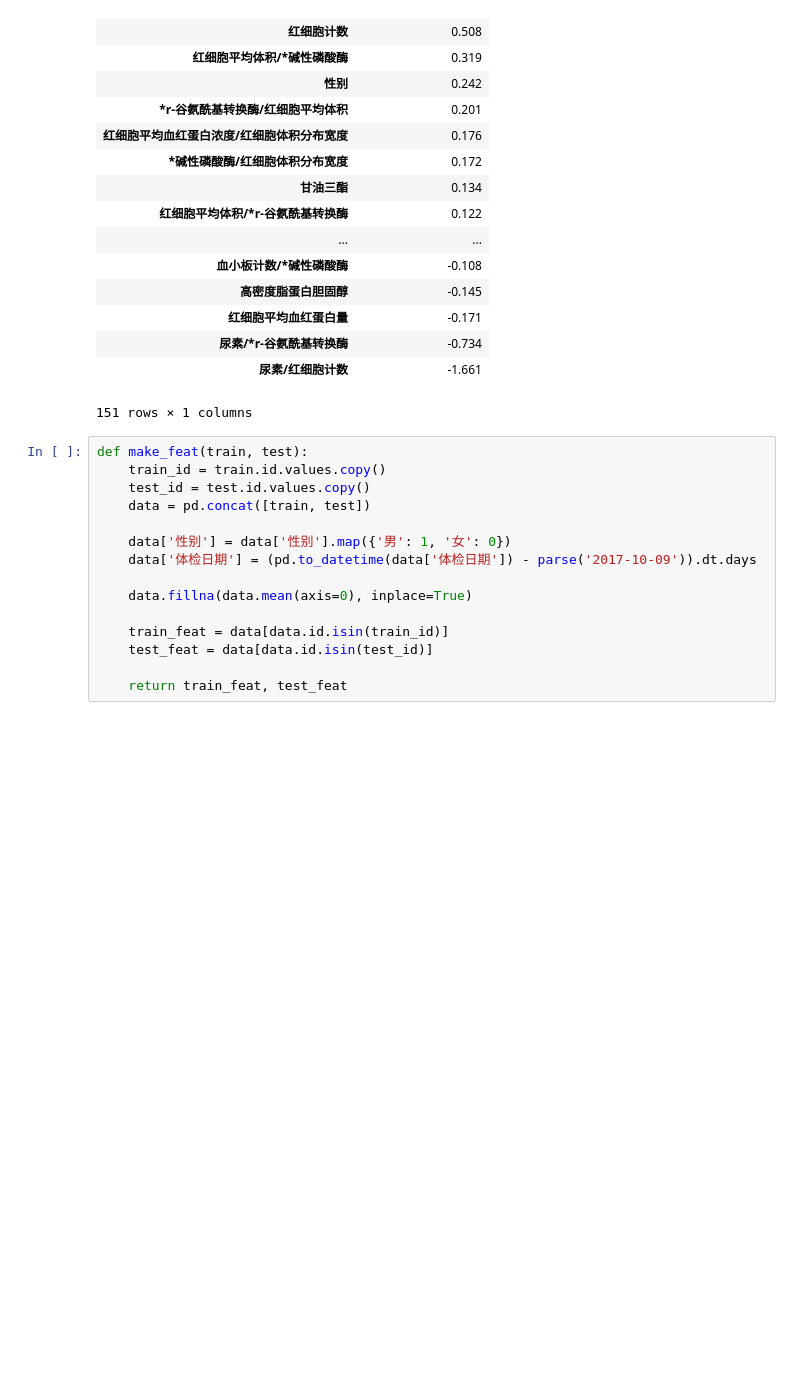
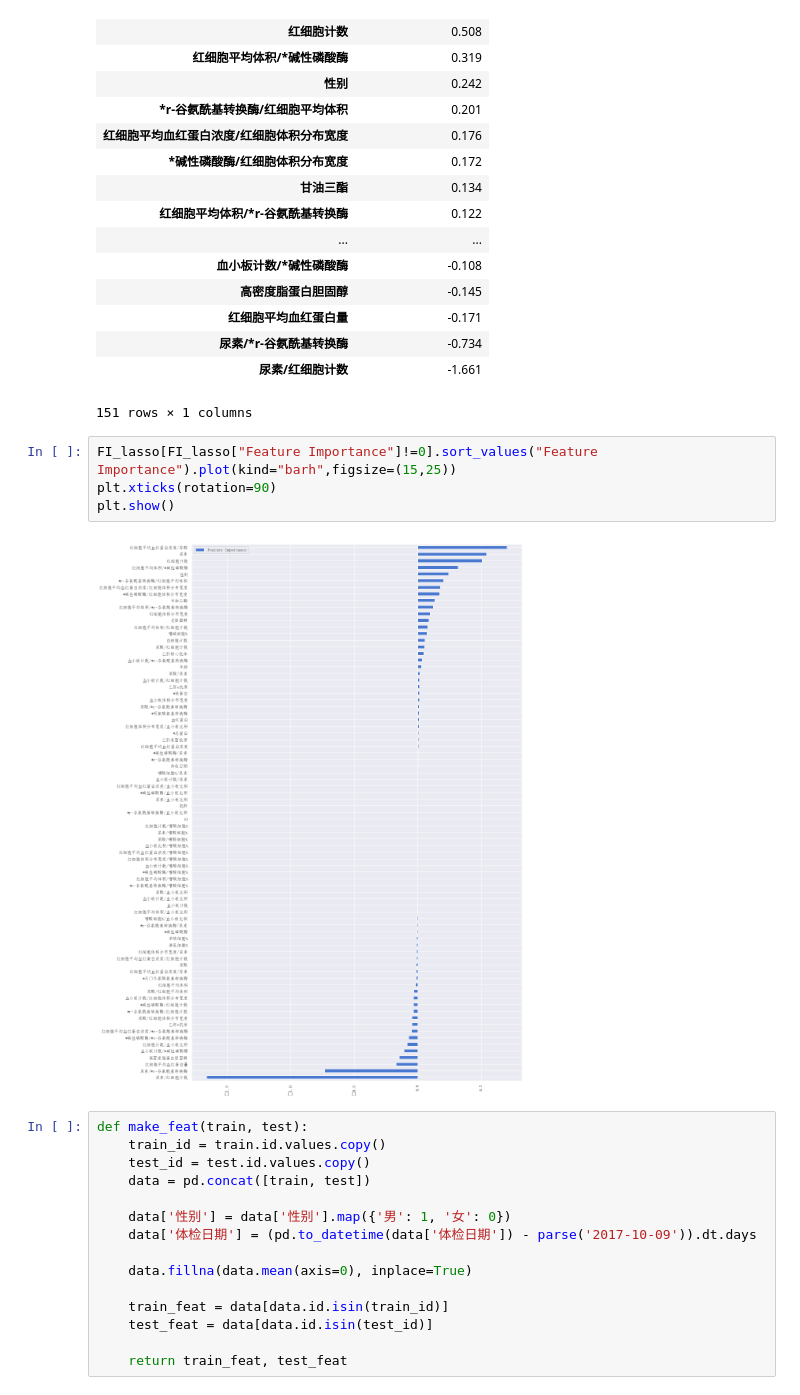
Before and after one commit to JakeSunkun/ysl, a Jupyter notebook: chusai_10.25.ipynb, the cells around one changed output. Drawn from its saved outputs; the diff is of its cells as text; blank space fills up the shorter version.

```diff
--- a/chusai_10.25.ipynb
+++ b/chusai_10.25.ipynb
@@ -242,6 +247,12 @@ FI_lasso.sort_values("Feature Importance",ascending=False)
 | 尿素/*r-谷氨酰基转换酶 | -0.734 |
 | 尿素/红细胞计数 | -1.661 |
 151 rows × 1 columns
+# %%
+FI_lasso[FI_lasso["Feature Importance"]!=0].sort_values("Feature Importance").plot(kind="barh",figsize=(15,25))
+plt.xticks(rotation=90)
+plt.show()
+# %% [output]
+[figure, added]
 # %%
 def make_feat(train, test):
     train_id = train.id.values.copy()
```
Also changed, not shown: parts of 15 cells of this notebook.
